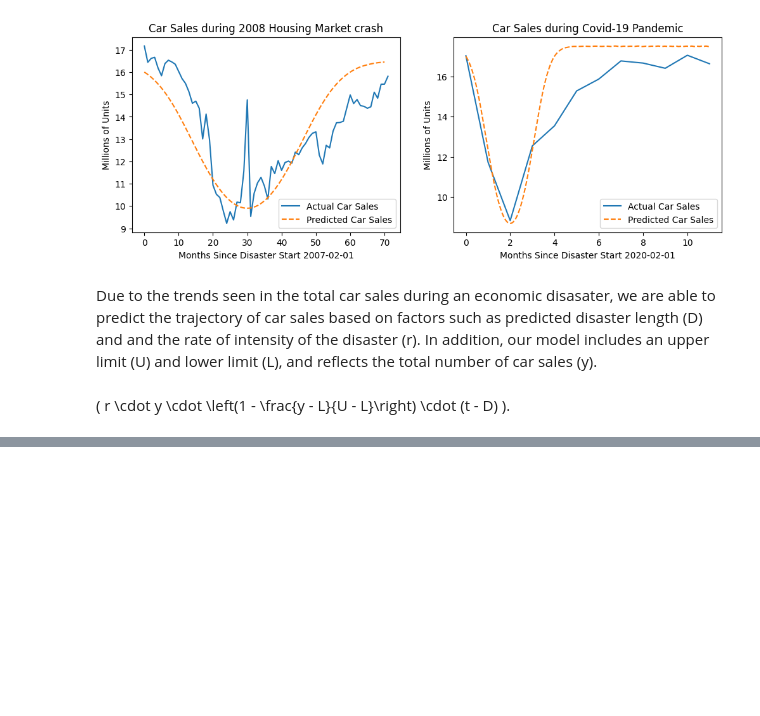
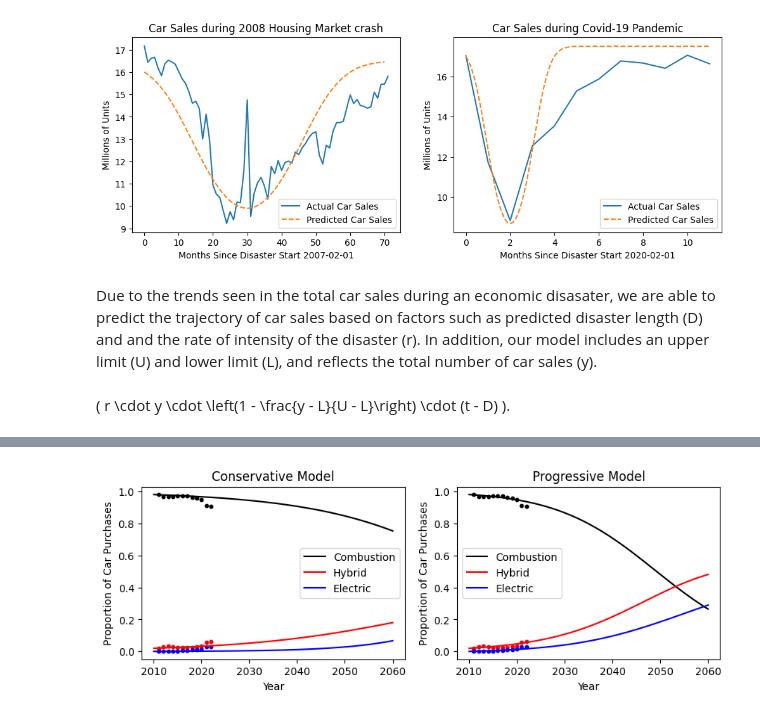
Before and after one commit to binDebug3/EVAdoption, a Jupyter notebook: eliza.ipynb, the cells around one changed output, grey strips where cells are left out. Saved outputs shown, nothing was run; the diff lists cells and outputs as text; code cells hidden in the pictures; blank space fills up the shorter version.

```diff
--- a/eliza.ipynb
+++ b/eliza.ipynb
@@ -414,0 +436,87 @@ plt.show()
+# %%
+# build model
+def model(t, cars, ch, he, ec, hc, eh, ce, c, h, e):
+    return np.array([(hc-ch)*cars[0]*cars[1] + (ec-ce)*cars[0]*cars[2] + c,
+                     (ch-hc)*cars[0]*cars[1] + (eh-he)*cars[1]*cars[2] + h,
+                     (ce-ec)*cars[0]*cars[2] + (he-eh)*cars[1]*cars[2] + e])
+
+# constants
+ch = 0.15 # rate from combustion to hybrid
+he = 0.1 # rate from hybrid to electric
+ec = 0.01 # rate from electric to combustion
+hc = 0.1 # rate from hybrid to combustion
+eh = 0.01 # rate from electric to hybrid
+ce = 0.1 # rate from combustion to electric
+c = 0.0 # rate of new combustion
+h = 0.0 # rate of new hybrid
+e = 0.0 # rate of new electric
+
+# initial conditions
+C = 0.9792
+H = 0.02
+E = 0.0008
+
+# time points
+t0 = 0
+tf = 50
+
+# solve ODE
+sol = solve_ivp(model, [t0, tf], [C, H, E], args=(ch, he, ec, hc, eh, ce, c, h, e), t_eval=np.linspace(t0, tf, 1000))
+
+ch = 0.19 # rate from combustion to hybrid
+he = 0.2 # rate from hybrid to electric
+ec = 0.01 # rate from electric to combustion
+hc = 0.1 # rate from hybrid to combustion
+eh = 0.18 # rate from electric to hybrid
+ce = 0.1 # rate from combustion to electric
+c = 0.0 # rate of new combustion
+h = 0.0 # rate of new hybrid
+e = 0.0007 # rate of new electric
+
+sol2 = solve_ivp(model, [t0, tf], [C, H, E], args=(ch, he, ec, hc, eh, ce, c, h, e), t_eval=np.linspace(t0, tf, 1000))
+
+rel_sales_df = pd.read_csv('rel_sales_df.csv')
+
+prop_cycle = plt.rcParams['axes.prop_cycle']
+colors = prop_cycle.by_key()['color']
+color_map = {
+    'blue': colors[0],
+    'orange': colors[1],
+    'green': colors[2],
+    'red': colors[3],
+}
+
+# plot
+plt.figure(figsize=(10, 3))
+plt.subplot(121)
+
+dot_size = 10
+plt.scatter(rel_sales_df['Year'], rel_sales_df['Hybrid_ratio'], color="r", s=dot_size)
+plt.scatter(rel_sales_df['Year'], rel_sales_df['Combustion_ratio'], color="k", s=dot_size)
+plt.scatter(rel_sales_df['Year'], rel_sales_df['Electric_ratio'], color="b", s=dot_size)
+# plt.scatter(rel_sales_df['Year'], rel_sales_df['Station Locations Ratio'], color=color_map['red'], s=dot_size)
+plt.plot(sol.t + 2010, sol.y[0], label="Combustion", c="k")
+plt.plot(sol.t + 2010, sol.y[1], label="Hybrid", c="r")
+plt.plot(sol.t + 2010, sol.y[2], label="Electric", c="b")
+# plt.xlim(2010,2023)
+plt.title("Conservative Model")
+plt.xlabel("Year")
+plt.ylabel("Proportion of Car Purchases")
+plt.legend()
+
+plt.subplot(122)
+plt.scatter(rel_sales_df['Year'], rel_sales_df['Hybrid_ratio'], color="r", s=dot_size)
+plt.scatter(rel_sales_df['Year'], rel_sales_df['Combustion_ratio'], color="k", s=dot_size)
+plt.scatter(rel_sales_df['Year'], rel_sales_df['Electric_ratio'], color="b", s=dot_size)
+plt.plot(sol2.t + 2010, sol2.y[0], label="Combustion", c="k")
+plt.plot(sol2.t + 2010, sol2.y[1], label="Hybrid", c="r")
+plt.plot(sol2.t + 2010, sol2.y[2], label="Electric", c="b")
+# plt.xlim(2010,2023)
+plt.title("Progressive Model")
+plt.xlabel("Year")
+plt.ylabel("Proportion of Car Purchases")
+plt.legend()
+plt.savefig('original_model.png', dpi=200, bbox_inches='tight')
+plt.show()
+# %% [output]
+[figure, added]
```
Also changed, not shown: parts of 3 cells of this notebook, 3 other files.
